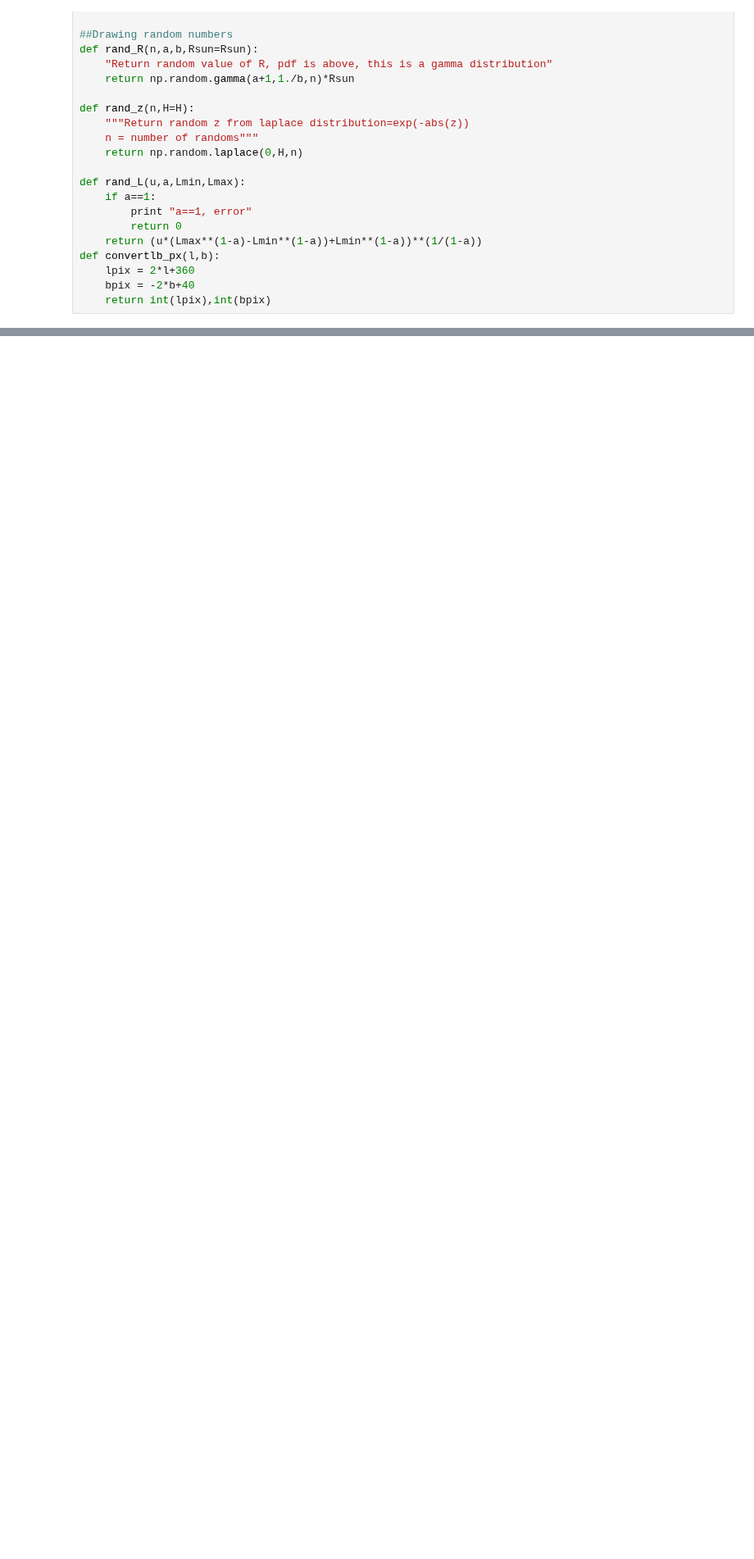
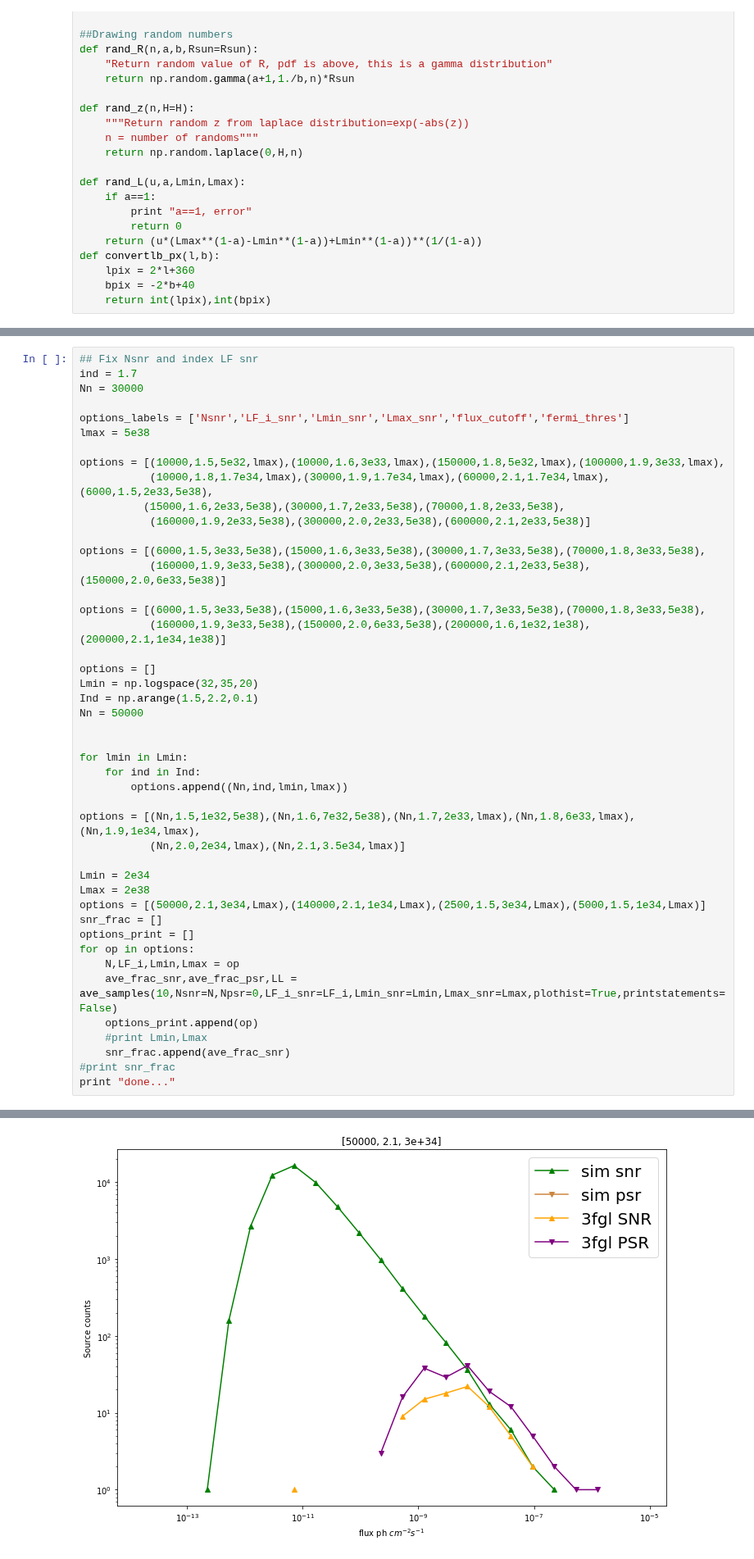
Before and after one commit to martp91/y-rays-UPS, a Jupyter notebook: sim_gamma_sources.ipynb, the cells around one changed output, grey strips where cells are left out. Shown at 82% size. Drawn from its saved outputs; the diff is of its cells as text; blank space fills up the shorter version.

```diff
--- a/sim_gamma_sources.ipynb
+++ b/sim_gamma_sources.ipynb
@@ -559,0 +467,46 @@ done...
+# %%
+## Fix Nsnr and index LF snr
+ind = 1.7
+Nn = 30000
+
+options_labels = ['Nsnr','LF_i_snr','Lmin_snr','Lmax_snr','flux_cutoff','fermi_thres']
+lmax = 5e38
+
+options = [(10000,1.5,5e32,lmax),(10000,1.6,3e33,lmax),(150000,1.8,5e32,lmax),(100000,1.9,3e33,lmax),
+           (10000,1.8,1.7e34,lmax),(30000,1.9,1.7e34,lmax),(60000,2.1,1.7e34,lmax),(6000,1.5,2e33,5e38),
+          (15000,1.6,2e33,5e38),(30000,1.7,2e33,5e38),(70000,1.8,2e33,5e38),
+           (160000,1.9,2e33,5e38),(300000,2.0,2e33,5e38),(600000,2.1,2e33,5e38)]
+
+options = [(6000,1.5,3e33,5e38),(15000,1.6,3e33,5e38),(30000,1.7,3e33,5e38),(70000,1.8,3e33,5e38),
+           (160000,1.9,3e33,5e38),(300000,2.0,3e33,5e38),(600000,2.1,2e33,5e38),(150000,2.0,6e33,5e38)]
+
+options = [(6000,1.5,3e33,5e38),(15000,1.6,3e33,5e38),(30000,1.7,3e33,5e38),(70000,1.8,3e33,5e38),
+           (160000,1.9,3e33,5e38),(150000,2.0,6e33,5e38),(200000,1.6,1e32,1e38),(200000,2.1,1e34,1e38)]
+
+options = []
+Lmin = np.logspace(32,35,20)
+Ind = np.arange(1.5,2.2,0.1)
+Nn = 50000
+
+
+for lmin in Lmin:
+    for ind in Ind:
+        options.append((Nn,ind,lmin,lmax))
+
+options = [(Nn,1.5,1e32,5e38),(Nn,1.6,7e32,5e38),(Nn,1.7,2e33,lmax),(Nn,1.8,6e33,lmax),(Nn,1.9,1e34,lmax),
+           (Nn,2.0,2e34,lmax),(Nn,2.1,3.5e34,lmax)]
+
+Lmin = 2e34
+Lmax = 2e38
+options = [(50000,2.1,3e34,Lmax),(140000,2.1,1e34,Lmax),(2500,1.5,3e34,Lmax),(5000,1.5,1e34,Lmax)]
+snr_frac = []
+options_print = []
+for op in options:
+    N,LF_i,Lmin,Lmax = op
+    ave_frac_snr,ave_frac_psr,LL = ave_samples(10,Nsnr=N,Npsr=0,LF_i_snr=LF_i,Lmin_snr=Lmin,Lmax_snr=Lmax,plothist=True,printstatements=False)
+    options_print.append(op)
+    #print Lmin,Lmax
+    snr_frac.append(ave_frac_snr)
+#print snr_frac
+print "done..."
+# %% [output]
@@ -559,0 +518 @@ done...
+[figure, added]
```
Also changed, not shown: parts of 9 cells of this notebook.
